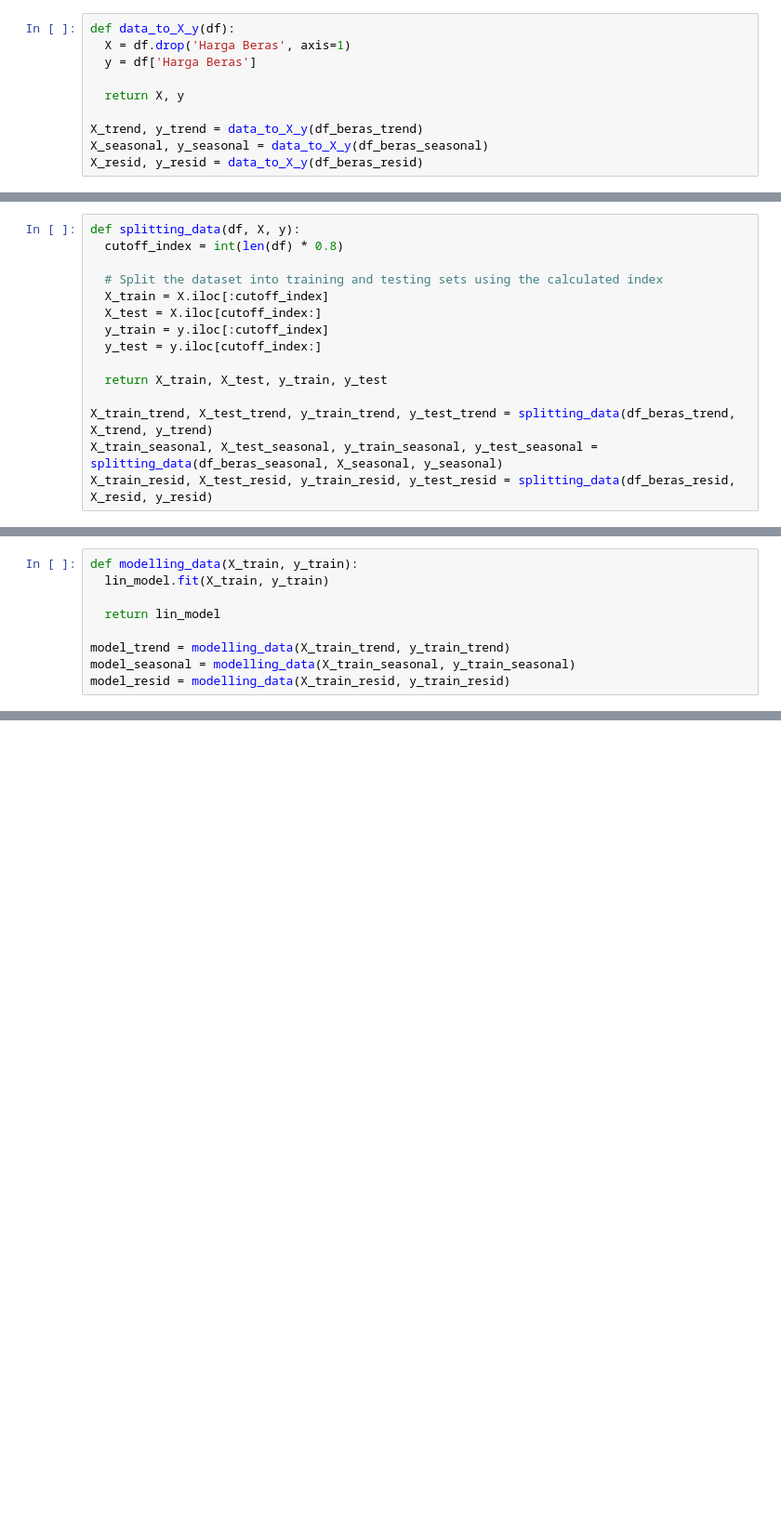
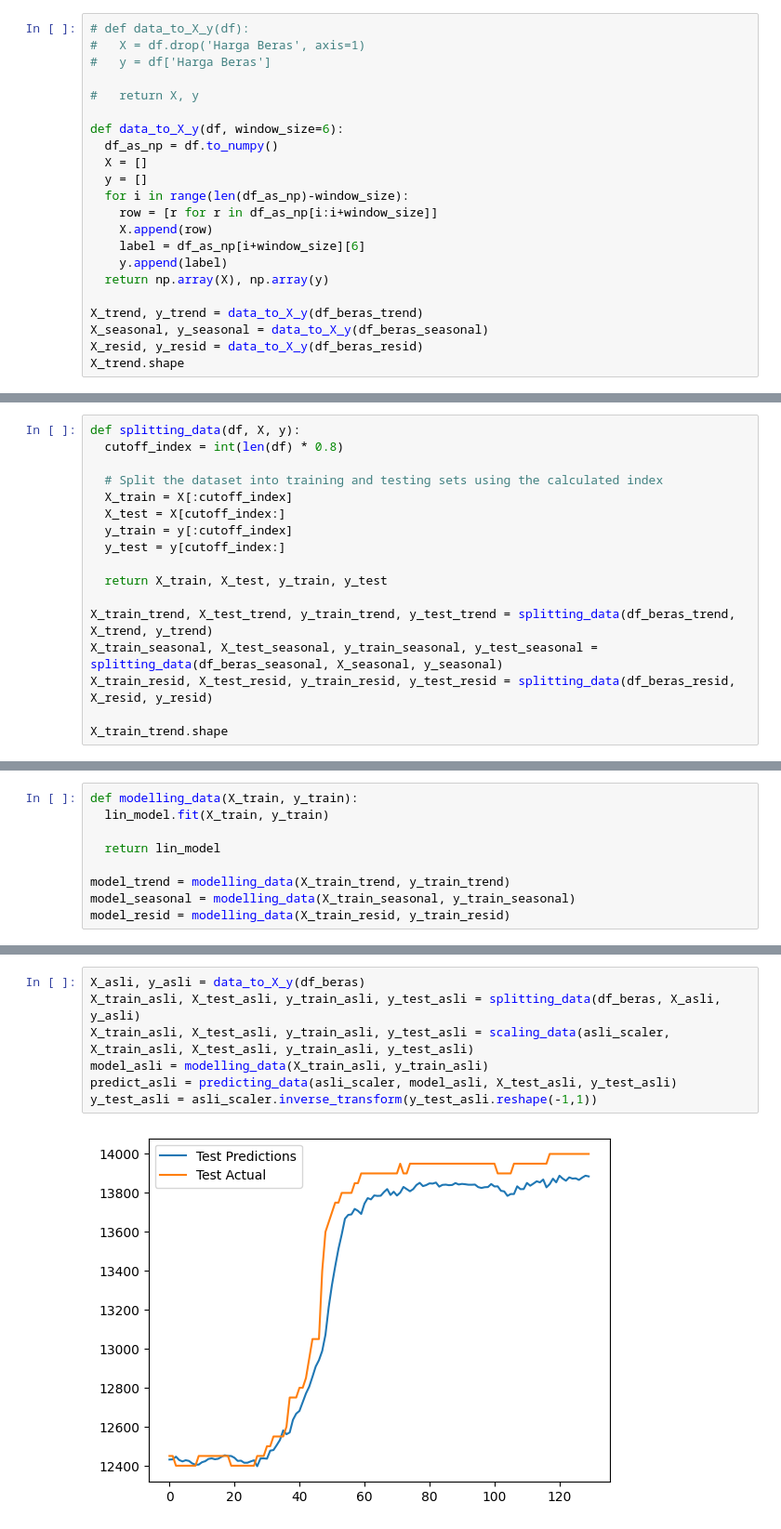
Before and after one commit to Danazzz/beras-scm, a Jupyter notebook: v.4/OLS/Linear_Regression_Decomposition.ipynb, the cells around one changed output, grey strips where cells are left out. Shown: that part at 93% size. Saved outputs shown, nothing was run; the diff lists cells and outputs as text; blank space fills up the shorter version.

```diff
--- a/v.4/OLS/Linear_Regression_Decomposition.ipynb
+++ b/v.4/OLS/Linear_Regression_Decomposition.ipynb
@@ -50,12 +50,24 @@ for series_name, series in df_beras.items():
   df_beras_seasonal[series_name] = result.seasonal
   df_beras_resid[series_name] = result.resid
 # %%
-def data_to_X_y(df):
-  X = df.drop('Harga Beras', axis=1)
-  y = df['Harga Beras']
+# def data_to_X_y(df):
+#   X = df.drop('Harga Beras', axis=1)
+#   y = df['Harga Beras']
 
-  return X, y
+#   return X, y
+
+def data_to_X_y(df, window_size=6):
+  df_as_np = df.to_numpy()
+  X = []
+  y = []
+  for i in range(len(df_as_np)-window_size):
+    row = [r for r in df_as_np[i:i+window_size]]
+    X.append(row)
+    label = df_as_np[i+window_size][6]
+    y.append(label)
+  return np.array(X), np.array(y)
 
 X_trend, y_trend = data_to_X_y(df_beras_trend)
 X_seasonal, y_seasonal = data_to_X_y(df_beras_seasonal)
 X_resid, y_resid = data_to_X_y(df_beras_resid)
+X_trend.shape
@@ -64,13 +78,15 @@ def splitting_data(df, X, y):
   cutoff_index = int(len(df) * 0.8)
 
   # Split the dataset into training and testing sets using the calculated index
-  X_train = X.iloc[:cutoff_index]
-  X_test = X.iloc[cutoff_index:]
-  y_train = y.iloc[:cutoff_index]
-  y_test = y.iloc[cutoff_index:]
+  X_train = X[:cutoff_index]
+  X_test = X[cutoff_index:]
+  y_train = y[:cutoff_index]
+  y_test = y[cutoff_index:]
 
   return X_train, X_test, y_train, y_test
 
 X_train_trend, X_test_trend, y_train_trend, y_test_trend = splitting_data(df_beras_trend, X_trend, y_trend)
 X_train_seasonal, X_test_seasonal, y_train_seasonal, y_test_seasonal = splitting_data(df_beras_seasonal, X_seasonal, y_seasonal)
 X_train_resid, X_test_resid, y_train_resid, y_test_resid = splitting_data(df_beras_resid, X_resid, y_resid)
+
+X_train_trend.shape
@@ -250,0 +398,9 @@ Mean Square Error: 3988291.4856812996
+# %%
+X_asli, y_asli = data_to_X_y(df_beras)
+X_train_asli, X_test_asli, y_train_asli, y_test_asli = splitting_data(df_beras, X_asli, y_asli)
+X_train_asli, X_test_asli, y_train_asli, y_test_asli = scaling_data(asli_scaler, X_train_asli, X_test_asli, y_train_asli, y_test_asli)
+model_asli = modelling_data(X_train_asli, y_train_asli)
+predict_asli = predicting_data(asli_scaler, model_asli, X_test_asli, y_test_asli)
+y_test_asli = asli_scaler.inverse_transform(y_test_asli.reshape(-1,1))
+# %% [output]
+[figure, added]
```
Also changed, not shown: parts of 16 cells of this notebook.
